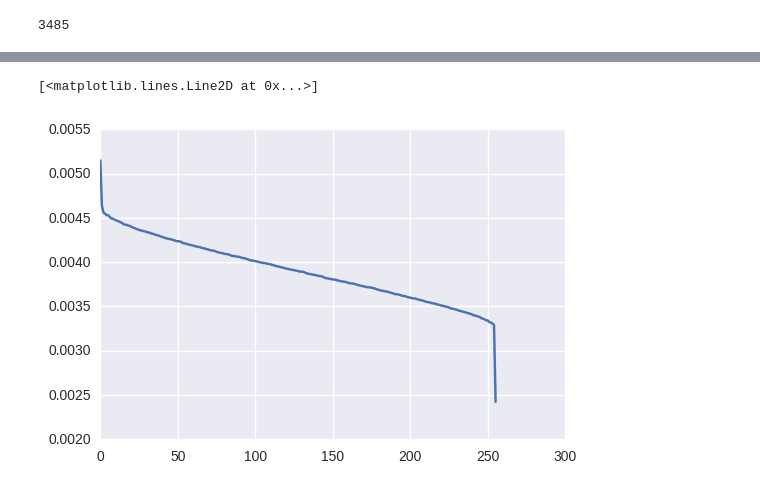
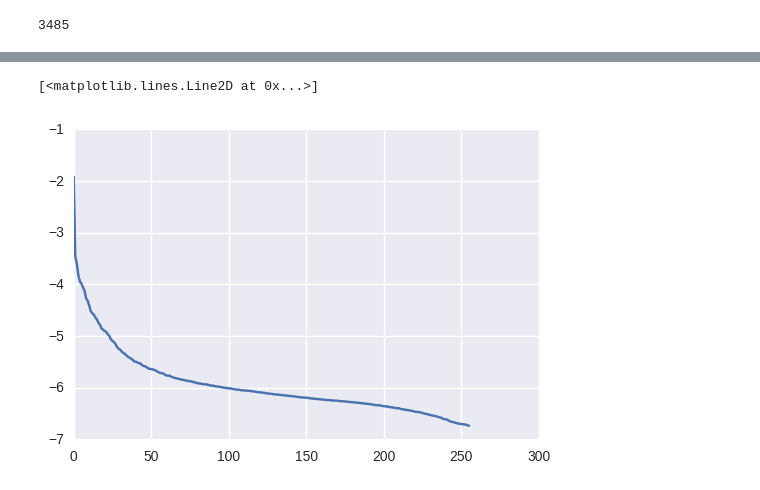
Before and after one commit to victor-shepardson/word-vector-experiments, a Jupyter notebook: notebooks/word-vectors.ipynb, the cells around one changed output, grey strips where cells are left out. Cells and saved outputs as stored; diff of their text form; code cells hidden in the pictures.

```diff
--- a/notebooks/word-vectors.ipynb
+++ b/notebooks/word-vectors.ipynb
@@ -130,2 +139,4 @@ fitting Tokenizer...
-# %%
-tok = pickleread('bin/tokenizer.pickle')
+# %%
+#remove rare words
+word_freq_thresh = 30
+tok.word_index = {w:i for w,i in tok.word_index.items() if tok.word_counts[w]>=word_freq_thresh}
@@ -132,15 +159,13 @@ tok = pickleread('bin/tokenizer.pickle')
 # %%
-#remove rare words
-thresh = 100
-tok.word_index = {w:i for w,i in tok.word_index.items() if tok.word_counts[w]>=thresh}
-
-vocab_size = max(tok.word_index.values())+1
-word_index = tok.word_index
+word_index = {w:i-1 for w,i in tok.word_index.items()}
+vocab_size = max(word_index.values())+1
 word_counts = tok.word_counts
-index_counts = {i:word_counts[w] for w,i in word_index.items()}
-index_words = {v:k for k,v in tok.word_index.items()}
+index_words = {v:k for k,v in word_index.items()}
+index_counts = np.zeros(vocab_size, dtype=np.int64)
+for i in range(vocab_size):
+    index_counts[i]=word_counts[index_words[i]]
 
 print('{} words in vocabulary'.format(vocab_size))
 
-display_dict = {(k,v):tok.word_counts[k] for k,v in tok.word_index.items()}
-sorted(display_dict.items(), key=operator.itemgetter(1), reverse=False)
+for i in range(16):
+    print('{} ({}) occurs {} times'.format(index_words[i], i, index_counts[i]))
@@ -304,13 +297,22 @@ train(12000)
+# %%
+# index_embeddings = nce_weights.eval()
+index_embeddings = embeddings.eval()
+picklewrite('../bin/embeddings.pickle', index_embeddings)
 # %%
-index_embeddings = s.run(embeddings)
+# when using the skip-gram model,
+# this tends to look similar as at intialization, except that one single component goes to zero explained variance
+# this implies that the embeddings lie on an N-1 dimensional hyperplane?
+# if they were unit vectors (on a hypersphere),
+# the true dimensionality would be N-1, right? but PCA shouldn't be able to find it
+# unless the embeddings all clump to a small approximately planar region of the hypersphere
 word_embeddings = {index_words[i]:e for i,e in enumerate(index_embeddings) if i in index_words}
 estimator = PCA()
 index_embeddings_pca = estimator.fit_transform(index_embeddings)
 word_embeddings_pca = {index_words[i]:e for i,e in enumerate(index_embeddings_pca) if i in index_words}
-plt.plot(estimator.explained_variance_ratio_)
+plt.plot(np.log(estimator.explained_variance_ratio_))
 # %% [output]
 [<matplotlib.lines.Line2D at 0x...>]
-[figure, old version]
+[figure, new version]
 # %%
 def make_embedding_plot():
     colormap = plt.cm.get_cmap("magma")
```
Also changed, not shown: parts of 42 cells of this notebook.
